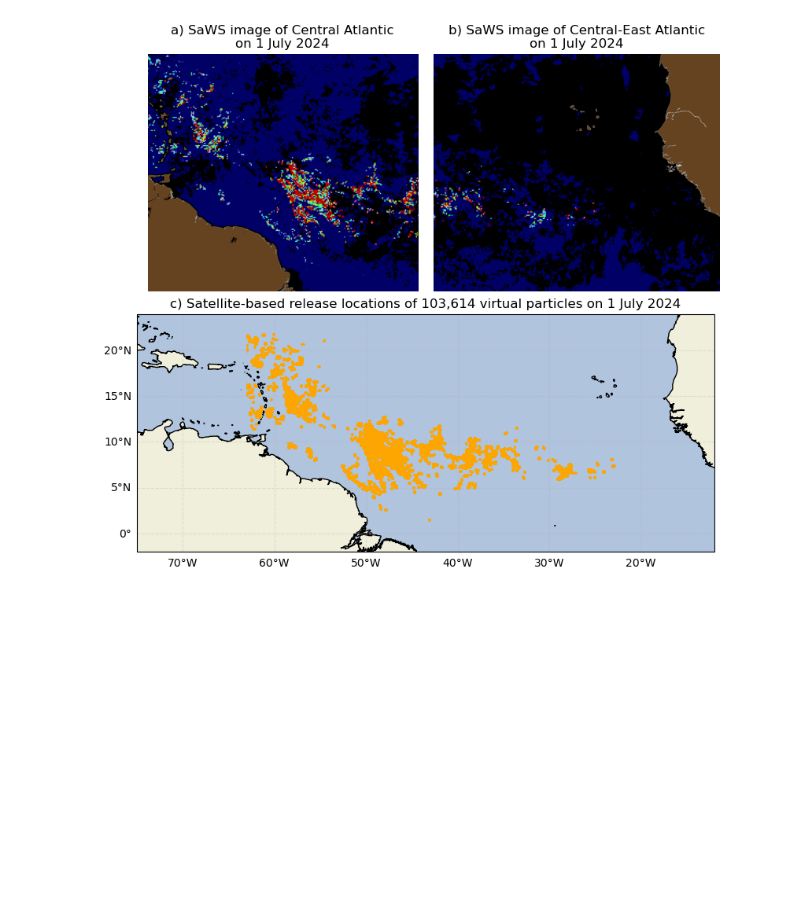
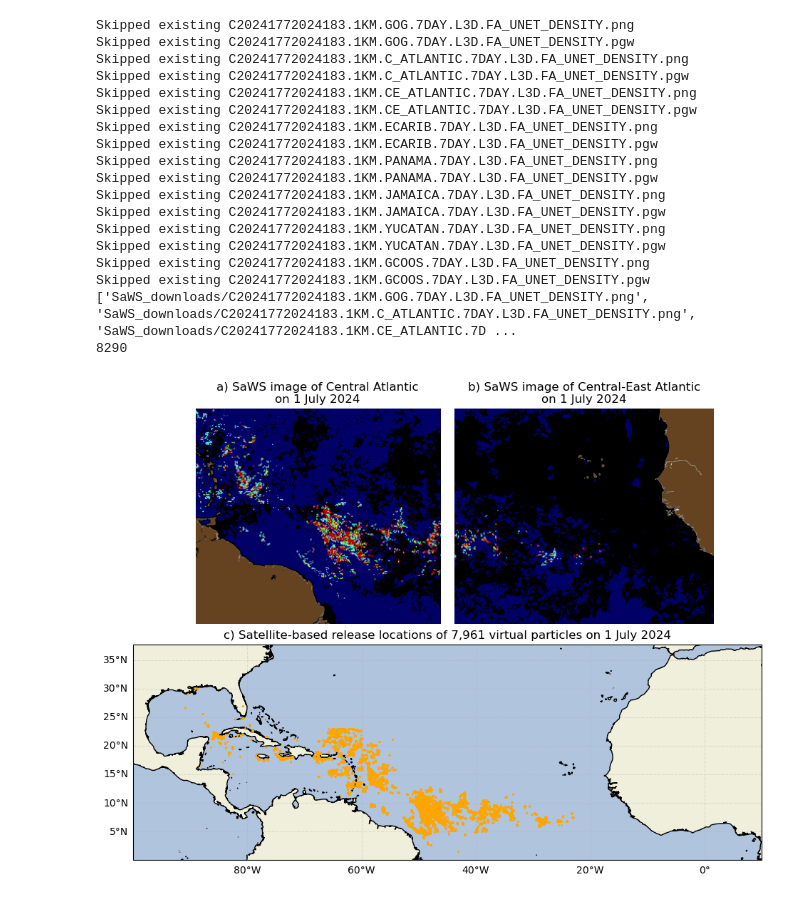
Before and after one commit to Parcels-code/Sargassum_growth_model, a Jupyter notebook: Manuscript_Figures/Figure1.ipynb, the cells around one changed output. Cells and saved outputs as stored; diff of their text form; code cells hidden in the pictures; blank space fills up the shorter version.

Commit message:
Update Figure 1 to use more SaWS images

```diff
--- a/Manuscript_Figures/Figure1.ipynb
+++ b/Manuscript_Figures/Figure1.ipynb
@@ -6,48 +8,57 @@ import matplotlib.pyplot as plt
 from src.saws_functions import sarg_grid_from_sat  # noqa: E402
 # %%
 #Loading satellite images
-images = [
-    {
-        'image_name': "../SaWSdata/C20241772024183.1KM.C_ATLANTIC.7DAY.L3D.FA_UNET_DENSITY.png",
-        'bbox': [22.0, 0.0, -63.0, -38.0],
-    },
-    {
-        'image_name': "../SaWSdata/C20241772024183.1KM.CE_ATLANTIC.7DAY.L3D.FA_UNET_DENSITY.png",
-        'bbox': [22.0, 0.0, -38.0, -11.5],
-    }
-]
-sarg_LONGITUDES, sarg_LATITUDES, sarg_AMOUNT = sarg_grid_from_sat(images, coarse=True)
+coords = sarg_grid_from_sat(datetime(2024,7,1), stride=8)
 
+images = ['SaWS_downloads/C20241772024183.1KM.C_ATLANTIC.7DAY.L3D.FA_UNET_DENSITY.png', 'SaWS_downloads/C20241772024183.1KM.CE_ATLANTIC.7DAY.L3D.FA_UNET_DENSITY.png']
 #Creating figure layout: top row = 2 PNG images, bottom row = map
 fig = plt.figure(figsize=(10, 7), constrained_layout=True)
 gs = fig.add_gridspec(2, 2)
 
 #Top-left: Central Atlantic PNG
 ax1 = fig.add_subplot(gs[0, 0])
-ax1.imshow(plt.imread(images[0]['image_name']))
+ax1.imshow(plt.imread(images[0]))
 ax1.axis('off')
 ax1.set_anchor('E')
 ax1.set_title('a) SaWS image of Central Atlantic\non 1 July 2024')
 
 #Top-right: Central-East Atlantic PNG
 ax2 = fig.add_subplot(gs[0, 1])
-ax2.imshow(plt.imread(images[1]['image_name']))
+ax2.imshow(plt.imread(images[1]))
 ax2.axis('off')
 ax2.set_anchor('W')
 ax2.set_title('b) SaWS image of Central-East Atlantic\non 1 July 2024')
 
 #Bottom row: map spanning both columns
 ax3 = fig.add_subplot(gs[1, :], projection=ccrs.PlateCarree())
 ax3.set_facecolor('lightsteelblue')
 ax3.add_feature(cartopy.feature.COASTLINE.with_scale('10m'), zorder=2)
 ax3.add_feature(cartopy.feature.LAND.with_scale('10m'), zorder=1)
 ax3.gridlines(draw_labels=['left', 'bottom'], zorder=0, alpha=0.3, linestyle='--')
-ax3.scatter(sarg_LONGITUDES, sarg_LATITUDES, s=0.1, color='orange', zorder=5)
-ax3.set_extent([-75, -12, -2, 21])
-ax3.set_title(f'c) Satellite-based release locations of {sarg_AMOUNT:,} virtual particles on 1 July 2024')
+ax3.scatter(coords[:, 0], coords[:, 1], s=1, color='orange', zorder=5)
+ax3.set_extent([-100, 10, 0, 24])
+ax3.set_title(f'c) Satellite-based release locations of {len(coords):,} virtual particles on 1 July 2024')
 
 fig.savefig('Figures/Figure1.png', bbox_inches='tight', dpi=300)
 
 plt.show()
 # %% [output]
+Skipped existing C20241772024183.1KM.GOG.7DAY.L3D.FA_UNET_DENSITY.png
+Skipped existing C20241772024183.1KM.GOG.7DAY.L3D.FA_UNET_DENSITY.pgw
+Skipped existing C20241772024183.1KM.C_ATLANTIC.7DAY.L3D.FA_UNET_DENSITY.png
+Skipped existing C20241772024183.1KM.C_ATLANTIC.7DAY.L3D.FA_UNET_DENSITY.pgw
+Skipped existing C20241772024183.1KM.CE_ATLANTIC.7DAY.L3D.FA_UNET_DENSITY.png
+Skipped existing C20241772024183.1KM.CE_ATLANTIC.7DAY.L3D.FA_UNET_DENSITY.pgw
+Skipped existing C20241772024183.1KM.ECARIB.7DAY.L3D.FA_UNET_DENSITY.png
+Skipped existing C20241772024183.1KM.ECARIB.7DAY.L3D.FA_UNET_DENSITY.pgw
+Skipped existing C20241772024183.1KM.PANAMA.7DAY.L3D.FA_UNET_DENSITY.png
+Skipped existing C20241772024183.1KM.PANAMA.7DAY.L3D.FA_UNET_DENSITY.pgw
+Skipped existing C20241772024183.1KM.JAMAICA.7DAY.L3D.FA_UNET_DENSITY.png
+Skipped existing C20241772024183.1KM.JAMAICA.7DAY.L3D.FA_UNET_DENSITY.pgw
+Skipped existing C20241772024183.1KM.YUCATAN.7DAY.L3D.FA_UNET_DENSITY.png
+Skipped existing C20241772024183.1KM.YUCATAN.7DAY.L3D.FA_UNET_DENSITY.pgw
+Skipped existing C20241772024183.1KM.GCOOS.7DAY.L3D.FA_UNET_DENSITY.png
+Skipped existing C20241772024183.1KM.GCOOS.7DAY.L3D.FA_UNET_DENSITY.pgw
+['SaWS_downloads/C20241772024183.1KM.GOG.7DAY.L3D.FA_UNET_DENSITY.png', 'SaWS_downloads/C20241772024183.1KM.C_ATLANTIC.7DAY.L3D.FA_UNET_DENSITY.png', 'SaWS_downloads/C20241772024183.1KM.CE_ATLANTIC.7D ...
+8290
-[figure, old version]
+[figure, new version]
```
Also changed, not shown: parts of 1 cell of this notebook, 1 other file.
